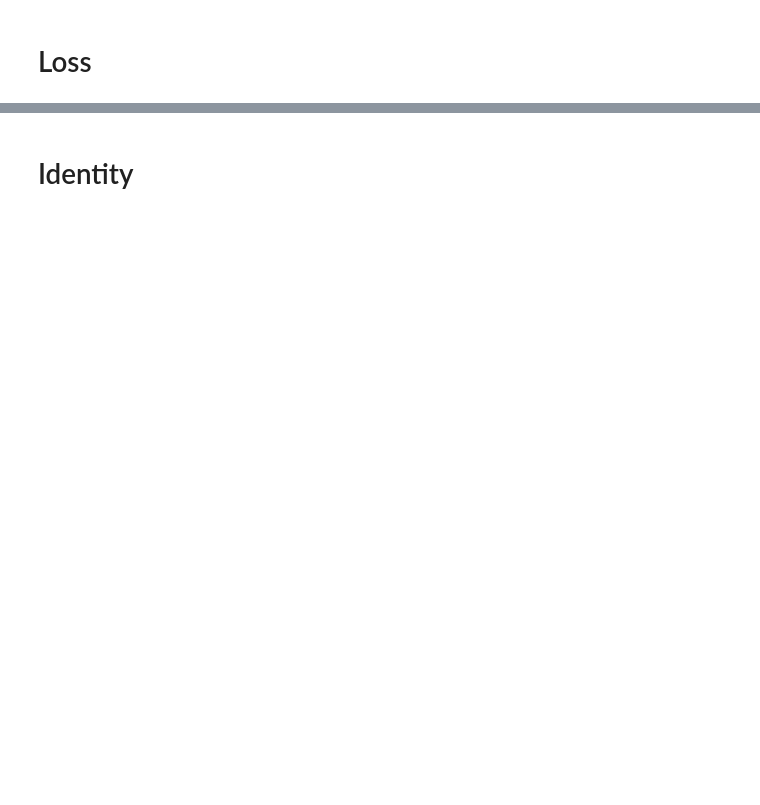
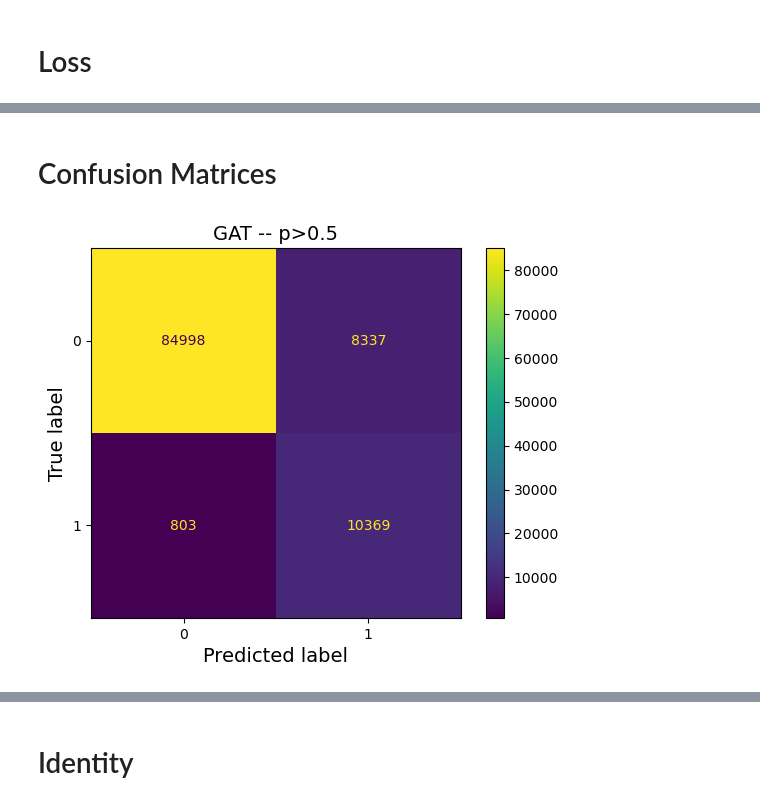
Before and after one commit to aarongarrison/coordination_prediction, a Jupyter notebook: visualization.ipynb, the cells around one changed output, grey strips where cells are left out. Cells and saved outputs as stored; diff of their text form; code cells hidden in the pictures; blank space fills up the shorter version.

```diff
--- a/visualization.ipynb
+++ b/visualization.ipynb
@@ -100,0 +195,11 @@ pred_loss
+# %% [markdown]
+# Confusion Matrices
+# %%
+threshold = 0.5
+cm = confusion_matrix(gat_labels, gat_preds > threshold)
+display = ConfusionMatrixDisplay(confusion_matrix=cm).plot(values_format='d')
+plt.title('GAT -- p>0.5')
+plt.savefig('figures/gat_confuse_p_05.png')
+plt.show()
+# %% [output]
+[figure, added]
```
Also changed, not shown: parts of 29 cells of this notebook.
